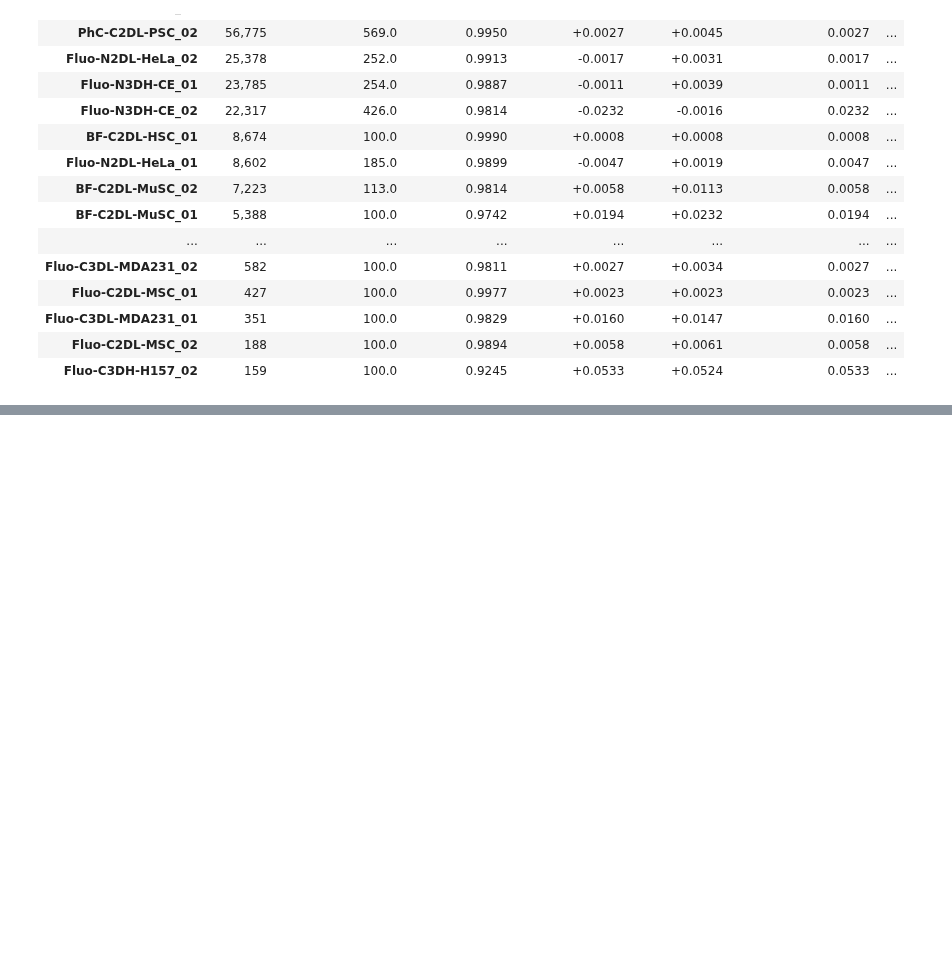
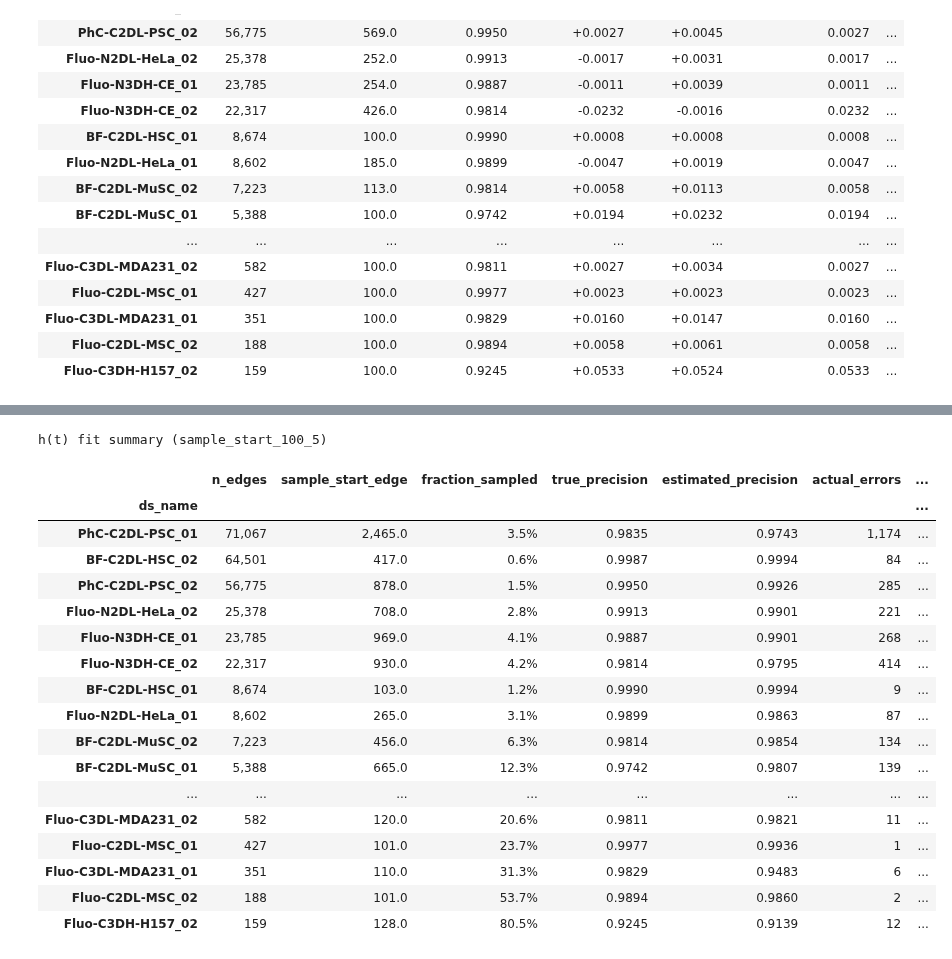
Before and after one commit to DragaDoncila/tracktour-experiments, a Jupyter notebook: pipelines/sparse-metrics/ducb_prec_modelling1.ipynb, the cells around one changed output, grey strips where cells are left out. Cells and saved outputs as stored; diff of their text form; code cells hidden in the pictures; blank space fills up the shorter version.

```diff
--- a/pipelines/sparse-metrics/ducb_prec_modelling1.ipynb
+++ b/pipelines/sparse-metrics/ducb_prec_modelling1.ipynb
@@ -987,0 +1256,53 @@ The curve we've explored so far seems to be capable of providing a "reasonable"
+# %%
+sample_col = 'sample_start_100_5'
+
+h_table = pd.DataFrame([
+    {'ds_name': ds_name, 'sample_start_edge': rate_dicts[sample_col].get(ds_name)}
+    for ds_name in col_order
+])
+h_table = h_table.merge(ds_info[['ds_name', 'n_edges']], on='ds_name')
+h_table['fraction_sampled'] = h_table['sample_start_edge'] / h_table['n_edges']
+h_table['true_precision'] = h_table['ds_name'].map(
+    plot_df.groupby('ds_name')['cum_prec_estimate'].last()
+)
+h_table['estimated_precision'] = h_table['ds_name'].map(
+    h_fitted_heatmap[sample_col]
+)
+h_table['actual_errors'] = ((1 - h_table['true_precision']) * h_table['n_edges']).round().astype(int)
+h_table['predicted_errors'] = ((1 - h_table['estimated_precision']) * h_table['n_edges']).round().astype(int)
+h_table['error_difference'] = h_table['predicted_errors'] - h_table['actual_errors']
+h_table = h_table.set_index('ds_name').reindex(col_order)
+
+h_table[['n_edges', 'sample_start_edge', 'fraction_sampled', 'true_precision',
+         'estimated_precision', 'actual_errors', 'predicted_errors', 'error_difference']].style \
+    .format({
+        'n_edges': '{:,}',
+        'sample_start_edge': '{:,}',
+        'fraction_sampled': '{:.1%}',
+        'true_precision': '{:.4f}',
+        'estimated_precision': '{:.4f}',
+        'actual_errors': '{:,}',
+        'predicted_errors': '{:,}',
+        'error_difference': '{:+,}',
+    }) \
+    .set_caption(f'h(t) fit summary ({sample_col})')
+# %% [output]
+h(t) fit summary (sample_start_100_5)
+|  | n_edges | sample_start_edge | fraction_sampled | true_precision | estimated_precision | actual_errors | ... |
+| ds_name |  |  |  |  |  |  | ... |
+| PhC-C2DL-PSC_01 | 71,067 | 2,465.0 | 3.5% | 0.9835 | 0.9743 | 1,174 | ... |
+| BF-C2DL-HSC_02 | 64,501 | 417.0 | 0.6% | 0.9987 | 0.9994 | 84 | ... |
+| PhC-C2DL-PSC_02 | 56,775 | 878.0 | 1.5% | 0.9950 | 0.9926 | 285 | ... |
+| Fluo-N2DL-HeLa_02 | 25,378 | 708.0 | 2.8% | 0.9913 | 0.9901 | 221 | ... |
+| Fluo-N3DH-CE_01 | 23,785 | 969.0 | 4.1% | 0.9887 | 0.9901 | 268 | ... |
+| Fluo-N3DH-CE_02 | 22,317 | 930.0 | 4.2% | 0.9814 | 0.9795 | 414 | ... |
+| BF-C2DL-HSC_01 | 8,674 | 103.0 | 1.2% | 0.9990 | 0.9994 | 9 | ... |
+| Fluo-N2DL-HeLa_01 | 8,602 | 265.0 | 3.1% | 0.9899 | 0.9863 | 87 | ... |
+| BF-C2DL-MuSC_02 | 7,223 | 456.0 | 6.3% | 0.9814 | 0.9854 | 134 | ... |
+| BF-C2DL-MuSC_01 | 5,388 | 665.0 | 12.3% | 0.9742 | 0.9807 | 139 | ... |
+| ... | ... | ... | ... | ... | ... | ... | ... |
+| Fluo-C3DL-MDA231_02 | 582 | 120.0 | 20.6% | 0.9811 | 0.9821 | 11 | ... |
+| Fluo-C2DL-MSC_01 | 427 | 101.0 | 23.7% | 0.9977 | 0.9936 | 1 | ... |
+| Fluo-C3DL-MDA231_01 | 351 | 110.0 | 31.3% | 0.9829 | 0.9483 | 6 | ... |
+| Fluo-C2DL-MSC_02 | 188 | 101.0 | 53.7% | 0.9894 | 0.9860 | 2 | ... |
+| Fluo-C3DH-H157_02 | 159 | 128.0 | 80.5% | 0.9245 | 0.9139 | 12 | ... |
```
Also changed, not shown: parts of 19 cells of this notebook, 1 other file.
